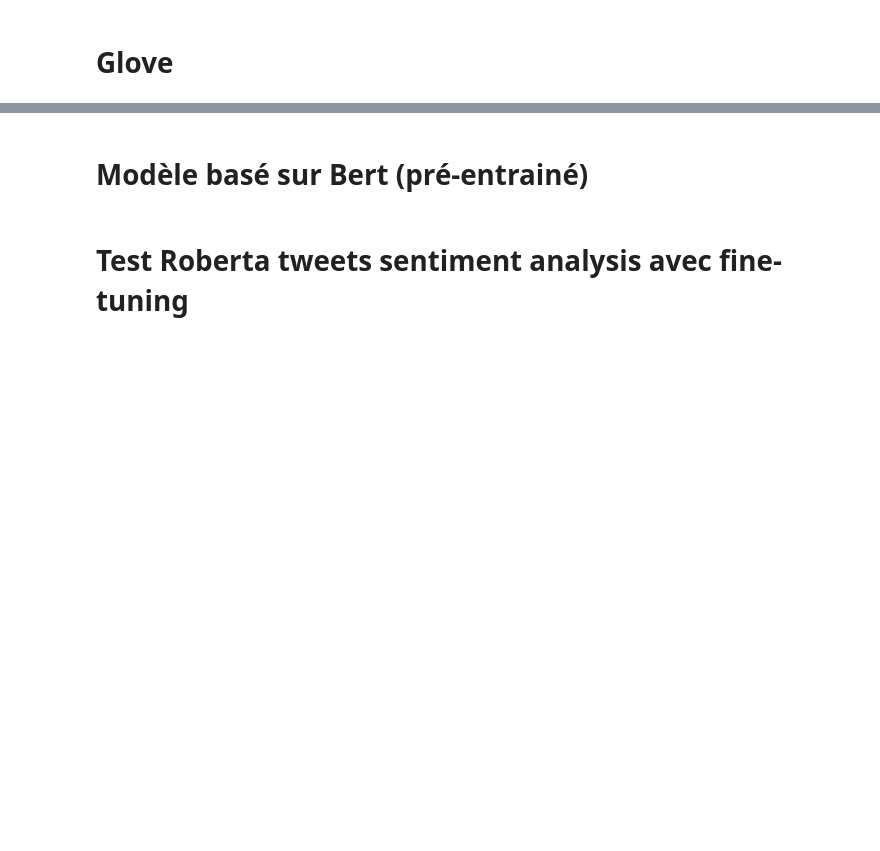
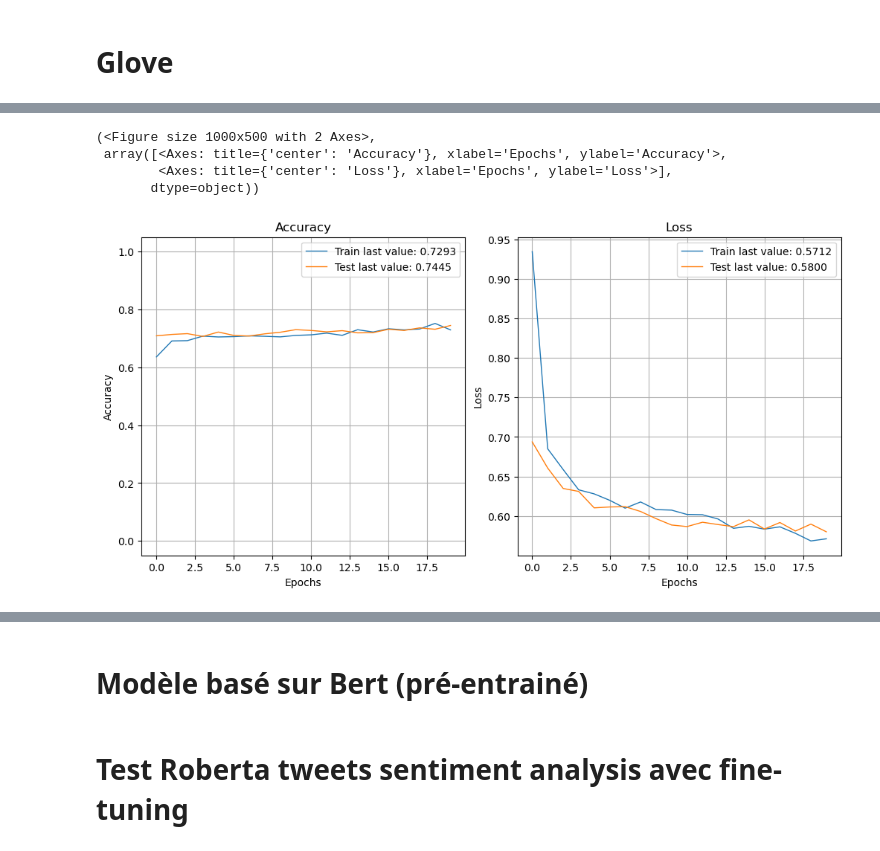
Before and after one commit to cecile-aie/oc_aiep7, a Jupyter notebook: P7_modele_avance.ipynb, the cells around one changed output, grey strips where cells are left out. Drawn from its saved outputs; the diff is of its cells as text; code cells hidden in the pictures; blank space fills up the shorter version.

```diff
--- a/P7_modele_avance.ipynb
+++ b/P7_modele_avance.ipynb
@@ -855,0 +1075,29 @@ plot_history(history.history)
+# %%
+import os
+import shutil
+# Supprimer le répertoire s'il existe déjà (pour refaire une mise au point de paramètres à chaque run)
+if os.path.exists('my_dir'):
+    shutil.rmtree('my_dir')
+
+# Instanciation du tuner après suppression
+tuner_Glove = kt.Hyperband(
+    build_model,
+    objective='val_loss',
+    max_epochs=20,
+    factor=3,
+    directory='my_dir',  # Répertoire standard mais il sera recréé
+    project_name='lstm_bidirectional_tuning_Glove'
+)
+# %%
+# Callbacks avec `restore_best_weights`
+stop_early = tf.keras.callbacks.EarlyStopping(monitor='val_loss', patience=5, restore_best_weights=True)
+
+# Recherche des meilleurs hyperparamètres
+tuner_Glove.search(train_padded, y_train, epochs=20, validation_data=(test_padded, y_test), callbacks=[stop_early])
+
+# Récupération des meilleurs hyperparamètres
+best_hps_Glove = tuner_Glove.get_best_hyperparameters(num_trials=1)[0]
+
+# Entraîner le meilleur modèle avec ces hyperparamètres
+best_model_Glove = tuner_Glove.hypermodel.build(best_hps_Glove)
+history_Glove = best_model_Glove.fit(train_padded, y_train, epochs=20, validation_data=(test_padded, y_test), callbacks=[stop_early])
@@ -856,3 +1122,12 @@ plot_history(history.history)
+# %%
+# Plot de l'historique de l'entraînement
+plot_history(history_Glove.history)
+# %% [output]
+(<Figure size 1000x500 with 2 Axes>,
+ array([<Axes: title={'center': 'Accuracy'}, xlabel='Epochs', ylabel='Accuracy'>,
+        <Axes: title={'center': 'Loss'}, xlabel='Epochs', ylabel='Loss'>],
+       dtype=object))
+[figure, added]
 # %%
 # Affichage des meilleurs hyperparamètres
 print("Meilleurs hyperparamètres trouvés :")
```
Also changed, not shown: parts of 43 cells of this notebook.
